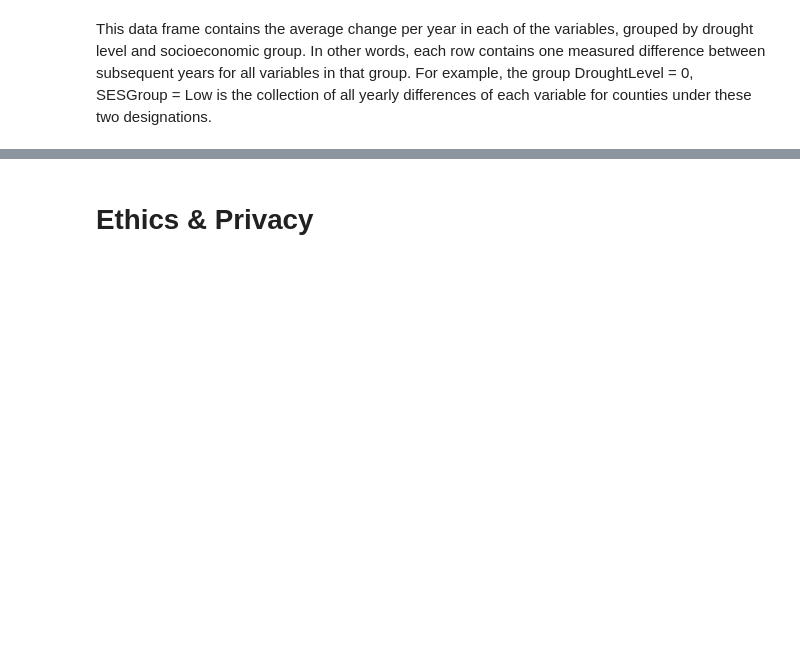
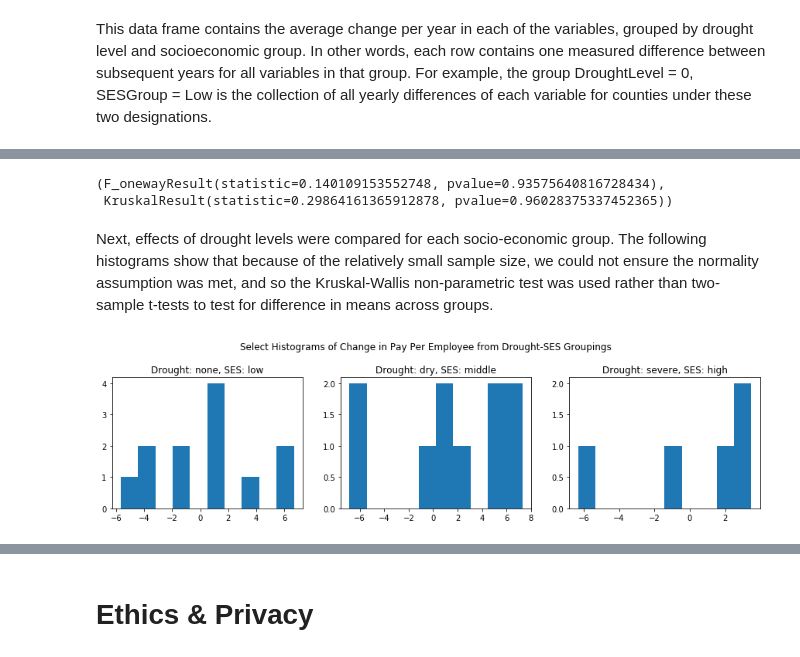
Before and after one commit to jacobmoul/COGS108_Repo, a Jupyter notebook: Final Project/FinalProject.ipynb, the cells around one changed output, grey strips where cells are left out. Drawn from its saved outputs; the diff is of its cells as text; code cells hidden in the pictures; blank space fills up the shorter version.

```diff
--- a/Final Project/FinalProject.ipynb
+++ b/Final Project/FinalProject.ipynb
@@ -422,0 +617,24 @@ change_per_year_df.head(29)
+# %%
+# perform ANOVA test to double check t-test results
+# perform Kruskal-Wallis becuase of skew in histogram to verify results
+
+(f_oneway(ppe_none, ppe_dry, ppe_moderate, ppe_severe),
+kruskal(ppe_none, ppe_dry, ppe_moderate, ppe_severe))
+# %% [output]
+(F_onewayResult(statistic=0.140109153552748, pvalue=0.93575640816728434),
+ KruskalResult(statistic=0.29864161365912878, pvalue=0.96028375337452365))
+# %% [markdown]
+Next, effects of drought levels were compared for each socio-economic group. The following histograms show that because of the relatively small sample size, we could not ensure the normality assumption was met, and so the Kruskal-Wallis non-parametric test was used rather than two-sample t-tests to test for difference in means across groups.
+# %%
+fig, ax = plt.subplots(1,3, figsize=(15,3.5))
+fig.suptitle('Select Histograms of Change in Pay Per Employee from Drought-SES Groupings')
+
+ax[0].hist(ppe_dict['Drought: 0, SES: Low'])
+ax[0].set_title('Drought: none, SES: low')
+ax[1].hist(ppe_dict['Drought: 1, SES: Middle'])
+ax[1].set_title('Drought: dry, SES: middle')
+ax[2].hist(ppe_dict['Drought: 3, SES: High'])
+ax[2].set_title('Drought: severe, SES: high');
+plt.subplots_adjust(top=0.8)
+# %% [output]
+[figure, added]
```
Also changed, not shown: parts of 38 cells of this notebook.
